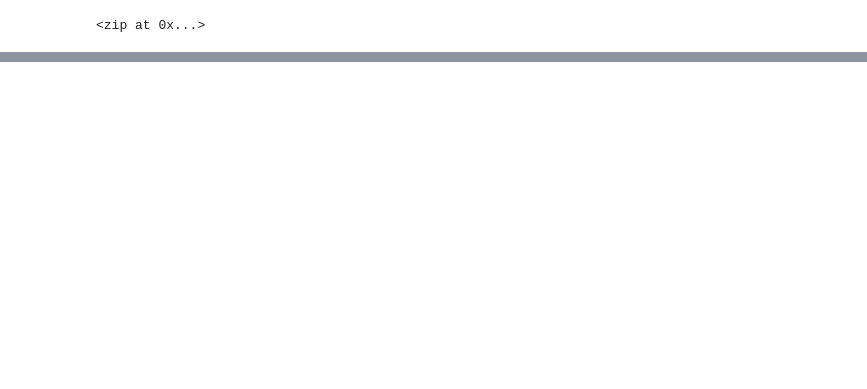
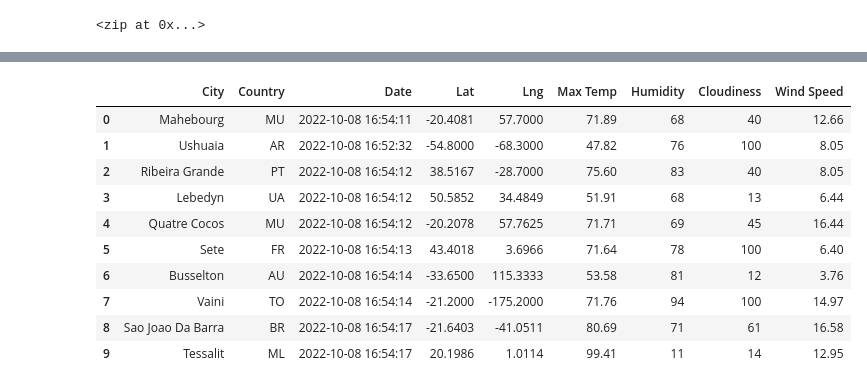
Before and after one commit to AmberMiller15/World_Weather_Analysis, a Jupyter notebook: WeatherPy.ipynb, the cells around one changed output, grey strips where cells are left out. Cells and saved outputs as stored; diff of their text form; code cells hidden in the pictures; blank space fills up the shorter version.

```diff
--- a/WeatherPy.ipynb
+++ b/WeatherPy.ipynb
@@ -34,0 +153,17 @@ len(cities)
+# %%
+# Reorder the columns
+new_column_order = ['City', 'Country', 'Date', 'Lat', 'Lng', 'Max Temp','Humidity', 'Cloudiness', 'Wind Speed']
+city_data_df = city_data_df[new_column_order]
+city_data_df.head(10)
+# %% [output]
+|  | City | Country | Date | Lat | Lng | Max Temp | Humidity | Cloudiness | Wind Speed |
+| 0 | Mahebourg | MU | 2022-10-08 16:54:11 | -20.4081 | 57.7000 | 71.89 | 68 | 40 | 12.66 |
+| 1 | Ushuaia | AR | 2022-10-08 16:52:32 | -54.8000 | -68.3000 | 47.82 | 76 | 100 | 8.05 |
+| 2 | Ribeira Grande | PT | 2022-10-08 16:54:12 | 38.5167 | -28.7000 | 75.60 | 83 | 40 | 8.05 |
+| 3 | Lebedyn | UA | 2022-10-08 16:54:12 | 50.5852 | 34.4849 | 51.91 | 68 | 13 | 6.44 |
+| 4 | Quatre Cocos | MU | 2022-10-08 16:54:12 | -20.2078 | 57.7625 | 71.71 | 69 | 45 | 16.44 |
+| 5 | Sete | FR | 2022-10-08 16:54:13 | 43.4018 | 3.6966 | 71.64 | 78 | 100 | 6.40 |
+| 6 | Busselton | AU | 2022-10-08 16:54:14 | -33.6500 | 115.3333 | 53.58 | 81 | 12 | 3.76 |
+| 7 | Vaini | TO | 2022-10-08 16:54:14 | -21.2000 | -175.2000 | 71.76 | 94 | 100 | 14.97 |
+| 8 | Sao Joao Da Barra | BR | 2022-10-08 16:54:17 | -21.6403 | -41.0511 | 80.69 | 71 | 61 | 16.58 |
+| 9 | Tessalit | ML | 2022-10-08 16:54:17 | 20.1986 | 1.0114 | 99.41 | 11 | 14 | 12.95 |
```
Also changed, not shown: parts of 12 cells of this notebook.
